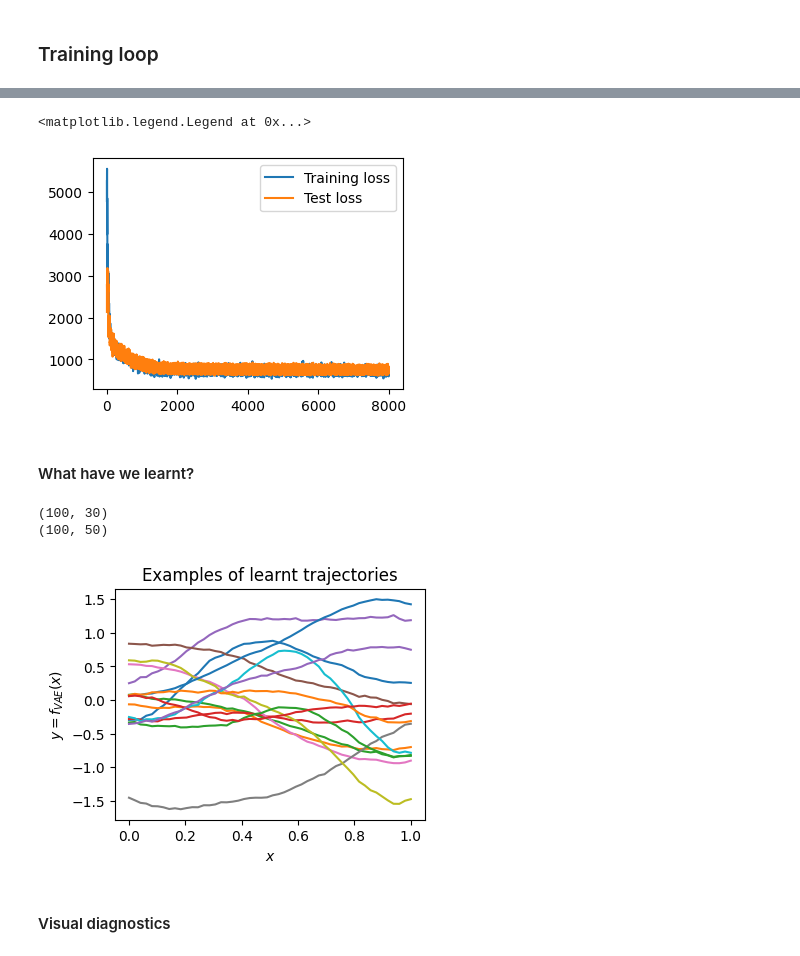
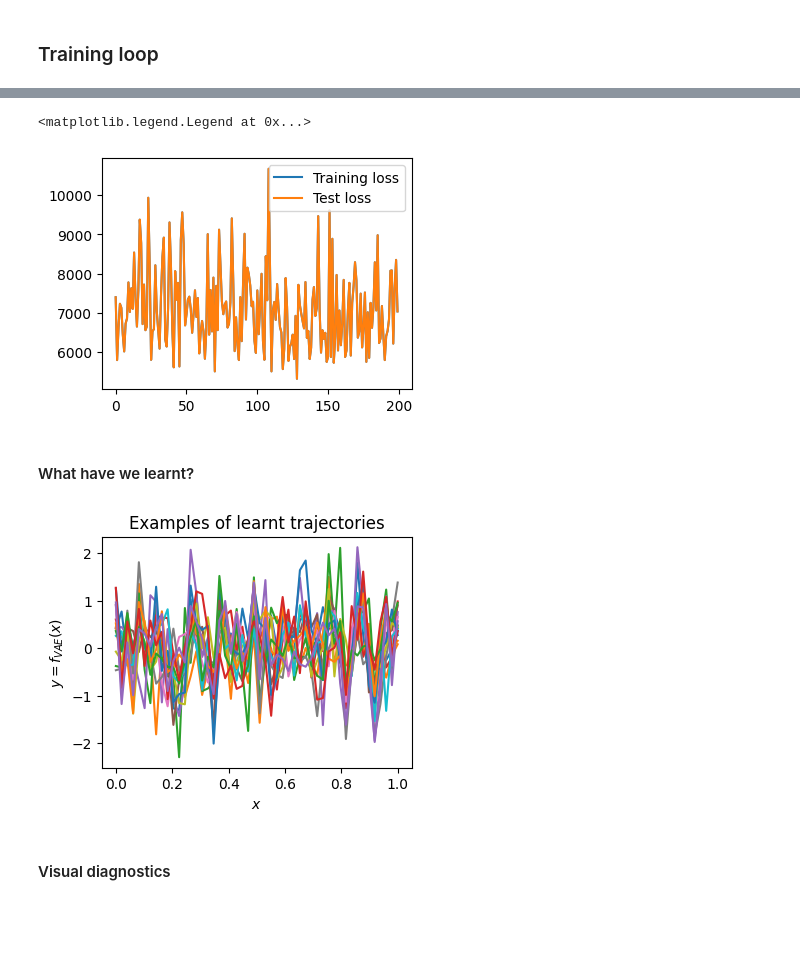
Before and after one commit to elizavetasemenova/PriorCVAE_JAX, a Jupyter notebook: examples/GP-PriorVAE.ipynb, the cells around one changed output, grey strips where cells are left out. Saved outputs shown, nothing was run; the diff lists cells and outputs as text; code cells hidden in the pictures; blank space fills up the shorter version.

Commit message:
trainer added; made necessary changes in structure

```diff
--- a/examples/GP-PriorVAE.ipynb
+++ b/examples/GP-PriorVAE.ipynb
@@ -61,8 +41,7 @@ Pythorch version: 3.10.0
 # %% [markdown]
 ### Setup arguments
 # %%
-args = {"seed": 0,
-
+args = {
         # data
         "num_data": 4000,
 
@@ -74,7 +53,6 @@ args = {"seed": 0,
         # VAE training
         "batch_size": 100,
         "num_epochs": 200,
-        "vae_var": 1,
 
         # MCMC inference
         "true_ls": 0.2,
@@ -86,15 +64,6 @@ args = {"seed": 0,
 # %% [markdown]
 ### Generate data
 # %%
-train_set = GPDataset(n_data=args["input_dim"], n_samples=args["num_data"])
-val_set   = GPDataset(n_data=args["input_dim"], n_samples=args["num_data"])
-test_set  = GPDataset(n_data=args["input_dim"], n_samples=args["num_data"])
+kernel = SquaredExponential()
 
-train_loader, val_loader, test_loader = create_data_loaders(train_set, val_set, test_set,
-                                                            train=[True, False, False],
-                                                            batch_size=args["batch_size"])
-
-# these lines are VERY slow and produce MANY warnings - consider removing them
-train_loader_iter = iter(train_loader)
-val_loader_iter   = iter(val_loader)
-test_loader_iter  = iter(test_loader)
+gp_set = GPDataset(n_data=args["input_dim"], kernel=kernel, sample_lengthscale=True)
@@ -135,0 +70,4 @@ plt.show()
+# %%
+# Generate samples to plot
+sample_x_train, sample_y_train, sample_ls_train = gp_set.simulatedata(n_samples=1000)
+x_test, y_test, ls_test = gp_set.simulatedata(n_samples=1000)
@@ -239,42 +146,39 @@ Training of 200 epochs took 348 seconds
 # %%
 plt.figure(figsize=(4,3))
-plt.plot(range(len(_loss_train)), _loss_train, label = 'Training loss')
-plt.plot(range(len(_loss_test)), _loss_test, label = 'Test loss')
+plt.plot(range(len(loss_vals)), loss_vals, label = 'Training loss')
+plt.plot(range(len(test_vals)), test_vals, label = 'Test loss')
 plt.legend()
 # %% [output]
 <matplotlib.legend.Legend at 0x...>
-[figure, old version]
+[figure, new version]
 # %% [markdown]
 #### What have we learnt?
 # %%
 # Get trained decoder params
-decoder_params = state.params['decoder']
+decoder_params = trainer.state.params['decoder']
 
+key = jax.random.PRNGKey(rnd.randint(0, 9999))
 rng, z_rng, init_rng = random.split(key, 3)
 
 # latents as input
 z = random.normal(z_rng, (batch_size, latent_dim))
-print(z.shape)
 
 # create decoder
 decoder = MLPDecoder(hidden_dim, out_dim)
 
 # apply decoder with trained parameters on the data
 out = decoder.apply({'params': decoder_params}, z)
-print(out.shape)
 
 fig, ax = plt.subplots(figsize=(4,3))
 for i in range(15):
-    ax.plot(train_set.x[0], out[i,:])
+    ax.plot(sample_x_train[0], out[i,:])
 ax.set_xlabel('$x$')
 ax.set_ylabel('$y=f_{VAE}(x)$')
 ax.set_title('Examples of learnt trajectories')
 
 plt.show()
 # %% [output]
-(100, 30)
-(100, 50)
-[figure, old version]
+[figure, new version]
 # %% [markdown]
 #### Visual diagnostics
 # %% [markdown]
```
Also changed, not shown: parts of 12 cells of this notebook, 8 other files.
